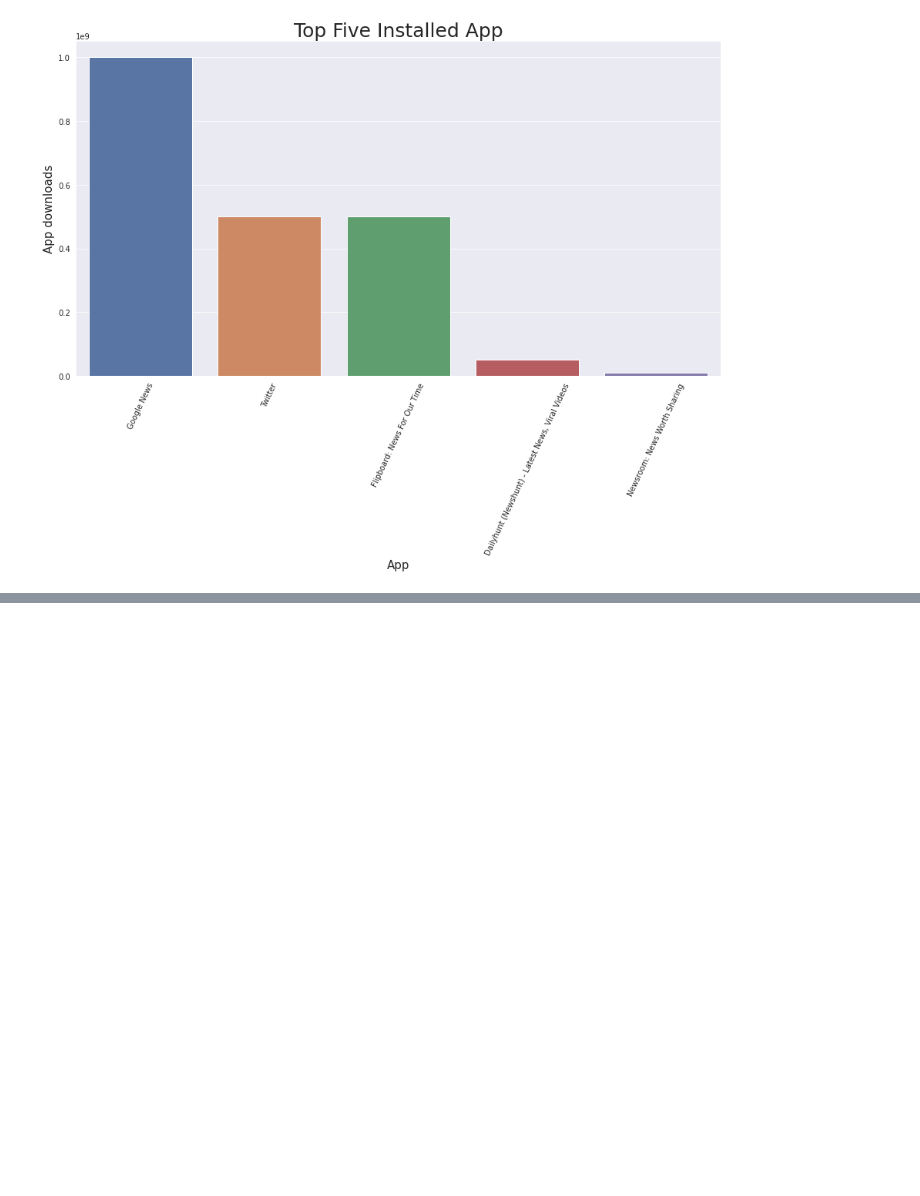
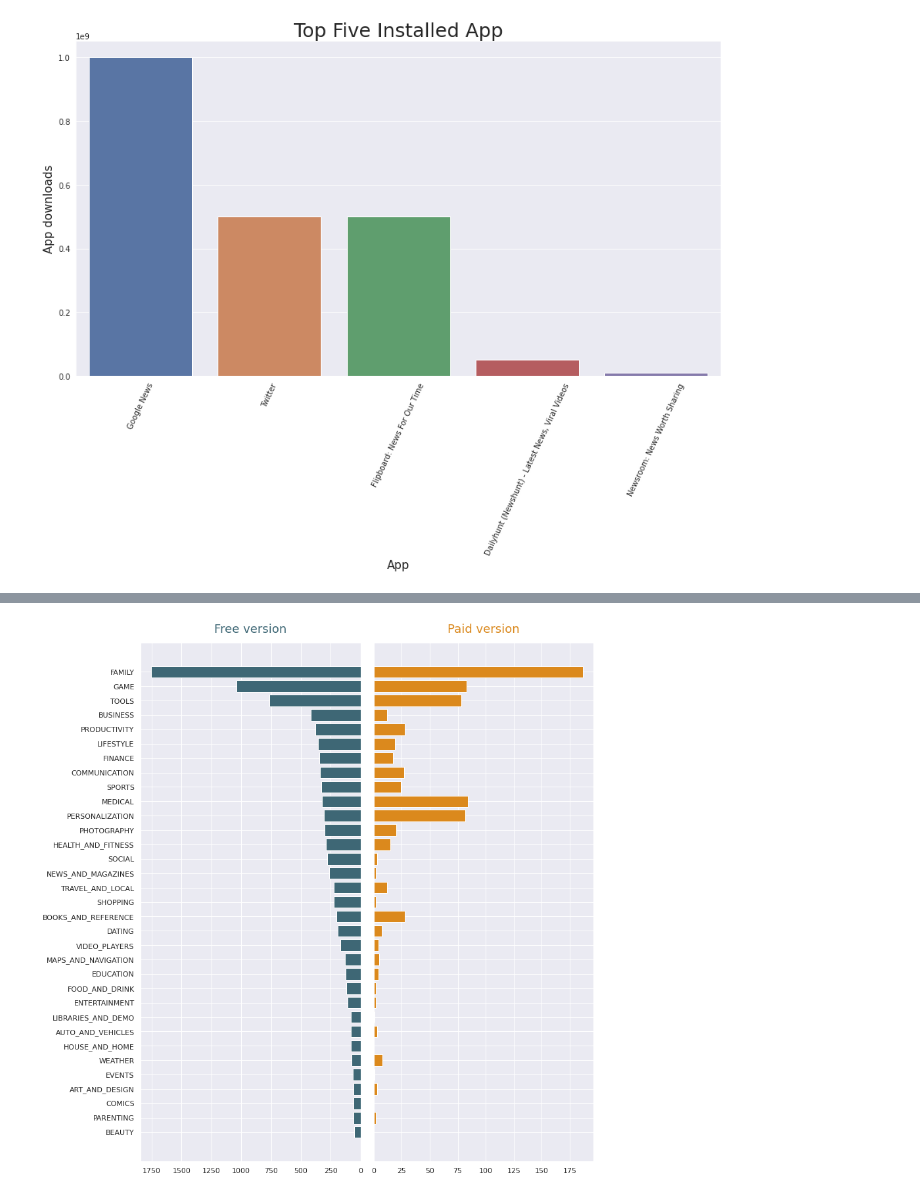
Before and after one commit to victorious07/Play-Store-App-Review-Analysis, a Jupyter notebook: Play_Store_App_Review_Analysis_Capstone_Project.ipynb, the cells around one changed output, grey strips where cells are left out. Saved outputs shown, nothing was run; the diff lists cells and outputs as text; code cells hidden in the pictures; blank space fills up the shorter version.

```diff
--- a/Play_Store_App_Review_Analysis_Capstone_Project.ipynb
+++ b/Play_Store_App_Review_Analysis_Capstone_Project.ipynb
@@ -871,0 +874,4 @@ Text(0.5, 1.0, 'Top Five Installed App')
+# %%
+free_paid_app_no = play_store_app.groupby(['Category','Type'])['Type'].count().unstack().fillna(0).sort_values(by='Free',ascending=False).reset_index()
+# %%
+free_paid_app_no.index.names = ['Index']
@@ -871,0 +888,18 @@ Text(0.5, 1.0, 'Top Five Installed App')
+# %%
+# visualization
+sns.set_theme(style="darkgrid")
+fig, axes = plt.subplots(figsize=(12,12), ncols=2, sharey=True)
+
+
+axes[0].barh(free_paid_app_no['Category'], free_paid_app_no['Free'], align='center', color='#3e6775', zorder=10)
+axes[0].set_title('Free version', fontsize=18, pad=15, color='#3e6775')
+
+axes[1].barh(free_paid_app_no['Category'], free_paid_app_no['Paid'], align='center', color='#db891d', zorder=10)
+axes[1].set_title('Paid version', fontsize=18, pad=15, color='#db891d')
+
+axes[0].invert_xaxis()
+plt.gca().invert_yaxis()
+
+fig.tight_layout()
+# %% [output]
+[figure, added]
```
Also changed, not shown: parts of 24 cells of this notebook.
